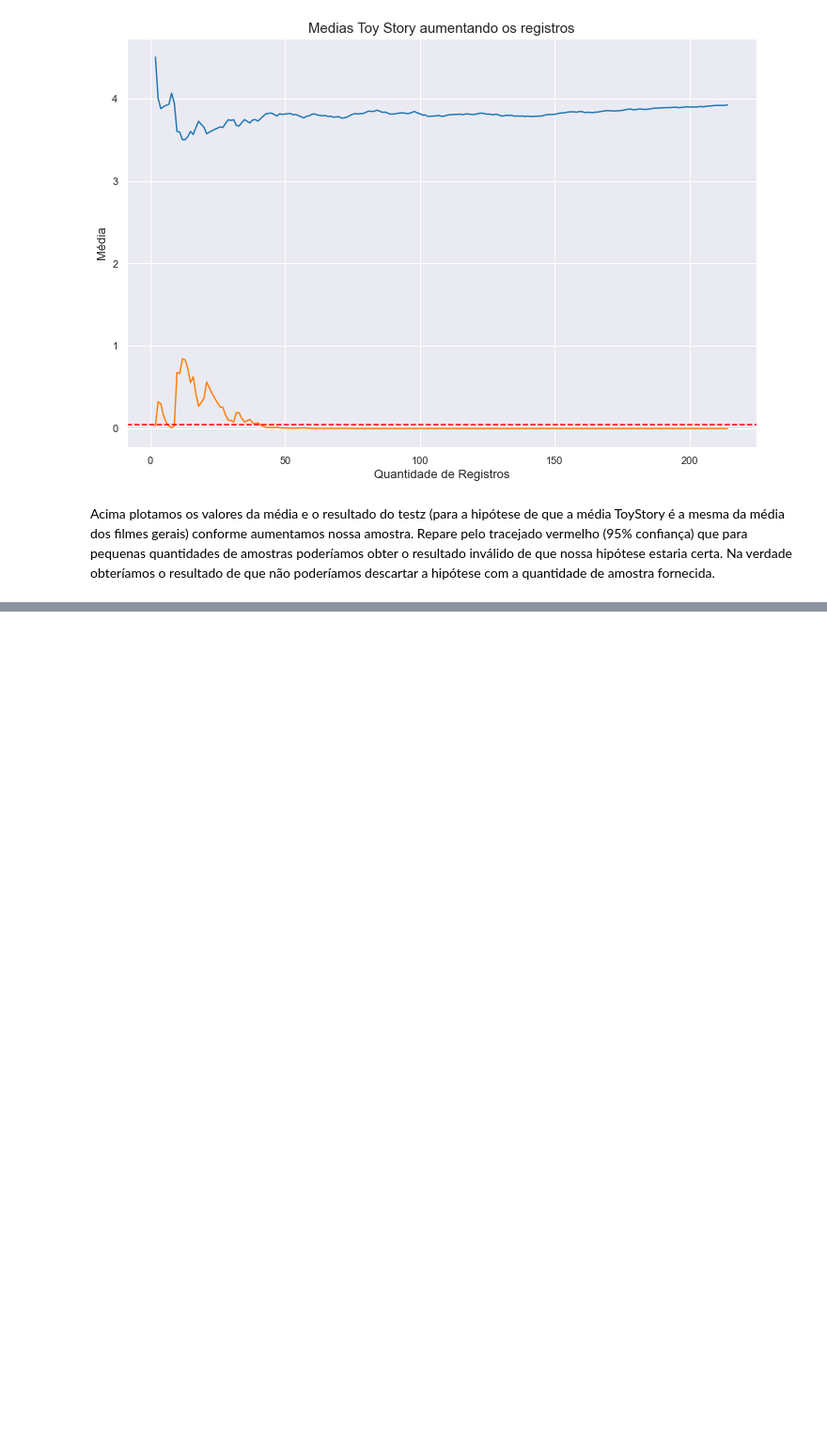
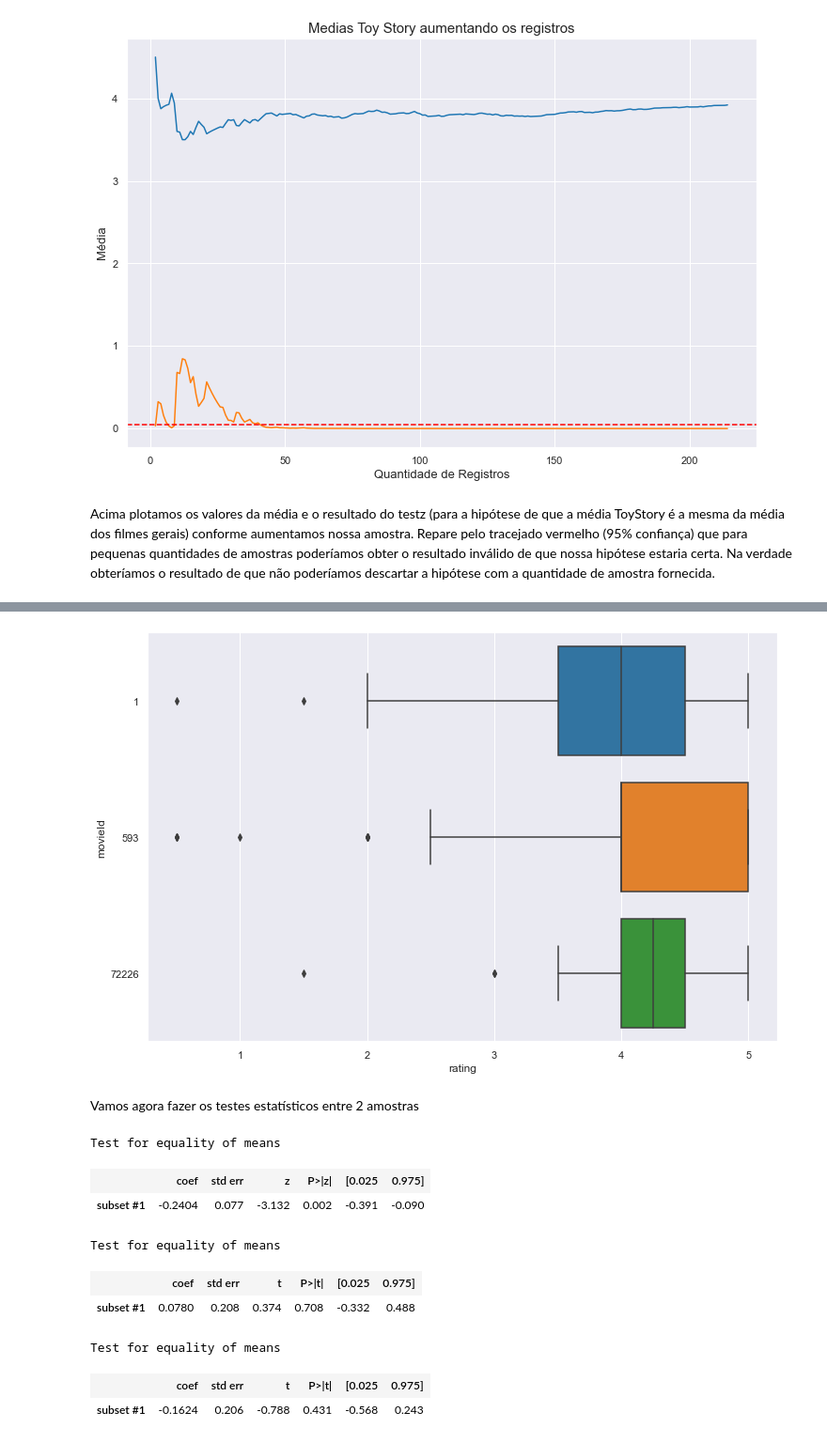
Before and after one commit to ciqueti/Testes_Estatisticos, a Jupyter notebook: Projeto.ipynb, the cells around one changed output, grey strips where cells are left out. Shown at 94% size. Saved outputs shown, nothing was run; the diff lists cells and outputs as text; code cells hidden in the pictures; blank space fills up the shorter version.

```diff
--- a/Projeto.ipynb
+++ b/Projeto.ipynb
@@ -375,0 +495,7 @@ Acima plotamos os valores da média e o resultado do testz (para a hipótese de
+# %%
+fig, ax = plt.subplots(figsize=(12,8))
+ax = sns.boxplot(data=notas.query('movieId in [1, 593, 72226]'), x = 'rating', y='movieId', orient='h')
+# %% [output]
+[figure, added]
+# %% [markdown]
+Vamos agora fazer os testes estatísticos entre 2 amostras
@@ -375,0 +506,21 @@ Acima plotamos os valores da média e o resultado do testz (para a hipótese de
+# %%
+comparacao = descr_nota1.get_compare(descr_nota593)
+comparacao.summary(use_t=False)
+# %% [output]
+Test for equality of means
+|  | coef | std err | z | P>|z| | [0.025 | 0.975] |
+| subset #1 | -0.2404 | 0.077 | -3.132 | 0.002 | -0.391 | -0.090 |
+# %%
+comparacao = descr_nota593.get_compare(descr_nota72226)
+comparacao.summary()
+# %% [output]
+Test for equality of means
+|  | coef | std err | t | P>|t| | [0.025 | 0.975] |
+| subset #1 | 0.0780 | 0.208 | 0.374 | 0.708 | -0.332 | 0.488 |
+# %%
+comparacao = descr_nota1.get_compare(descr_nota72226)
+comparacao.summary()
+# %% [output]
+Test for equality of means
+|  | coef | std err | t | P>|t| | [0.025 | 0.975] |
+| subset #1 | -0.1624 | 0.206 | -0.788 | 0.431 | -0.568 | 0.243 |
```
Also changed, not shown: parts of 28 cells of this notebook, 1 other file.
